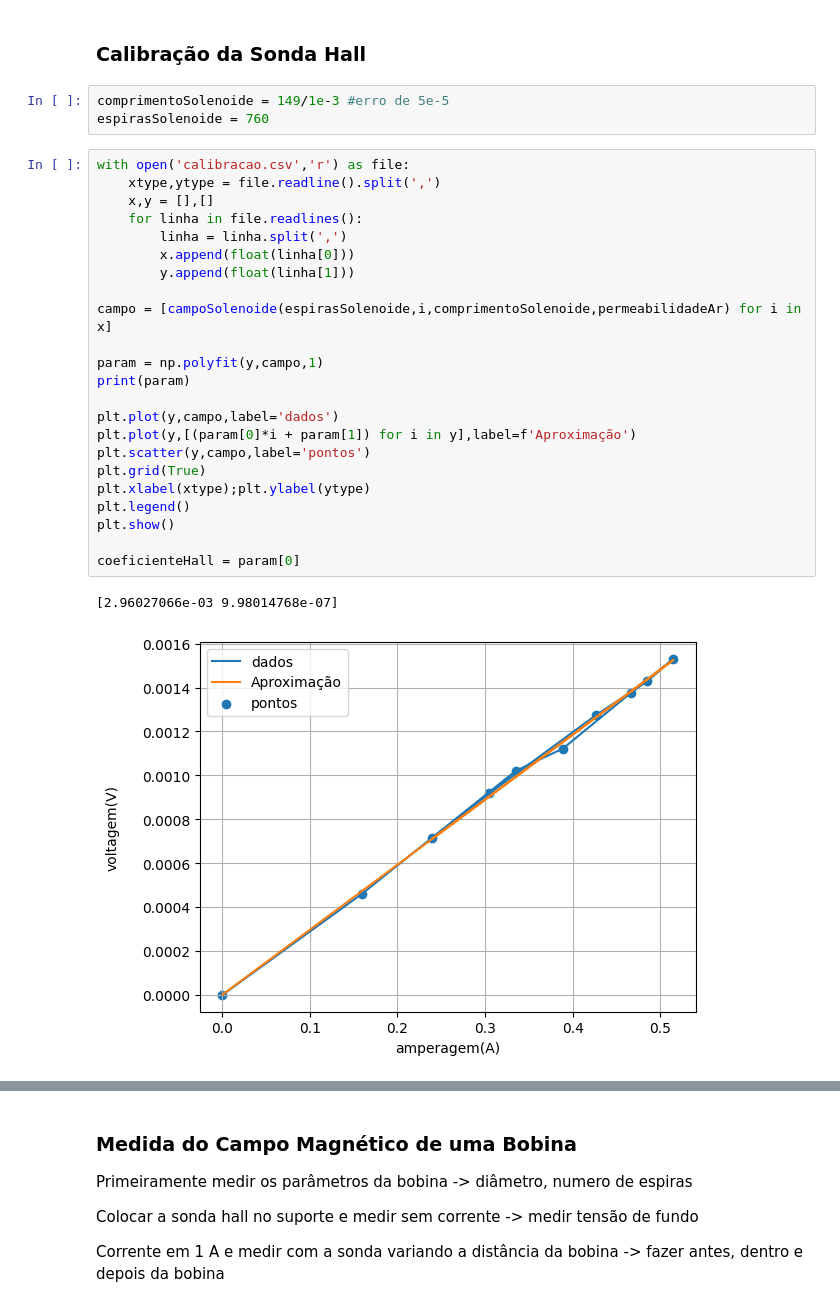
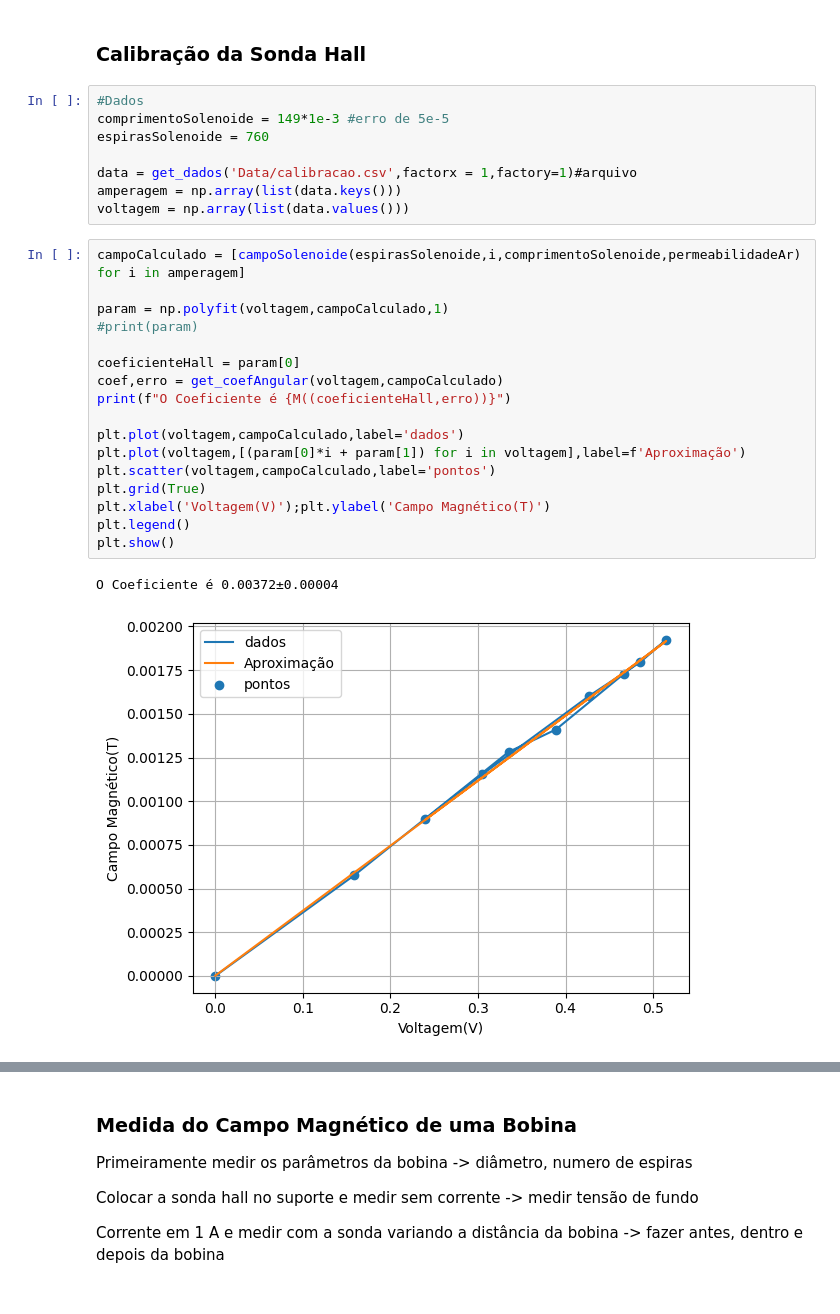
Before and after one commit to Pedropudin/LabFisica-3, a Jupyter notebook: Relatorio4/Magnetostatica/sondaHall.ipynb, the cells around one changed output, grey strips where cells are left out. Drawn from its saved outputs; the diff is of its cells as text.

```diff
--- a/Relatorio4/Magnetostatica/sondaHall.ipynb
+++ b/Relatorio4/Magnetostatica/sondaHall.ipynb
@@ -51,31 +110,30 @@ def campoSolenoide(espiras,corrente,comprimento,permeabilidade):
 # %% [markdown]
 ### Calibração da Sonda Hall
 # %%
-comprimentoSolenoide = 149/1e-3 #erro de 5e-5
+#Dados
+comprimentoSolenoide = 149*1e-3 #erro de 5e-5
 espirasSolenoide = 760
+
+data = get_dados('Data/calibracao.csv',factorx = 1,factory=1)#arquivo
+amperagem = np.array(list(data.keys()))
+voltagem = np.array(list(data.values()))
 # %%
-with open('calibracao.csv','r') as file:
-    xtype,ytype = file.readline().split(',')
-    x,y = [],[]
-    for linha in file.readlines():
-        linha = linha.split(',')
-        x.append(float(linha[0]))
-        y.append(float(linha[1]))
+campoCalculado = [campoSolenoide(espirasSolenoide,i,comprimentoSolenoide,permeabilidadeAr) for i in amperagem]
 
-campo = [campoSolenoide(espirasSolenoide,i,comprimentoSolenoide,permeabilidadeAr) for i in x]
+param = np.polyfit(voltagem,campoCalculado,1)
+#print(param)
 
-param = np.polyfit(y,campo,1)
-print(param)
+coeficienteHall = param[0]
+coef,erro = get_coefAngular(voltagem,campoCalculado)
+print(f"O Coeficiente é {M((coeficienteHall,erro))}")
 
-plt.plot(y,campo,label='dados')
-plt.plot(y,[(param[0]*i + param[1]) for i in y],label=f'Aproximação')
-plt.scatter(y,campo,label='pontos')
+plt.plot(voltagem,campoCalculado,label='dados')
+plt.plot(voltagem,[(param[0]*i + param[1]) for i in voltagem],label=f'Aproximação')
+plt.scatter(voltagem,campoCalculado,label='pontos')
 plt.grid(True)
-plt.xlabel(xtype);plt.ylabel(ytype)
+plt.xlabel('Voltagem(V)');plt.ylabel('Campo Magnético(T)')
 plt.legend()
 plt.show()
-
-coeficienteHall = param[0]
 # %% [output]
-[2.96027066e-03 9.98014768e-07]
+O Coeficiente é 0.00372±0.00004
-[figure, old version]
+[figure, new version]
```
Also changed, not shown: parts of 15 cells of this notebook, 3 other files.
